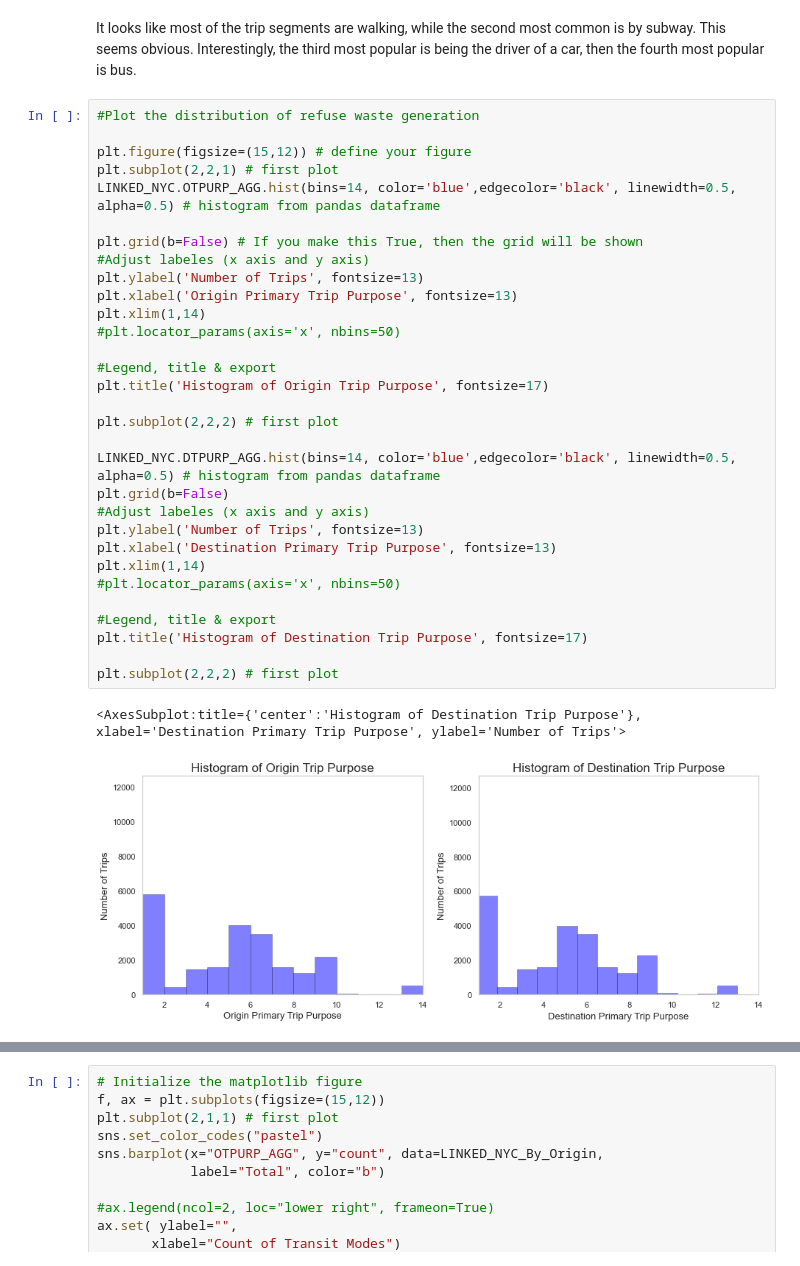
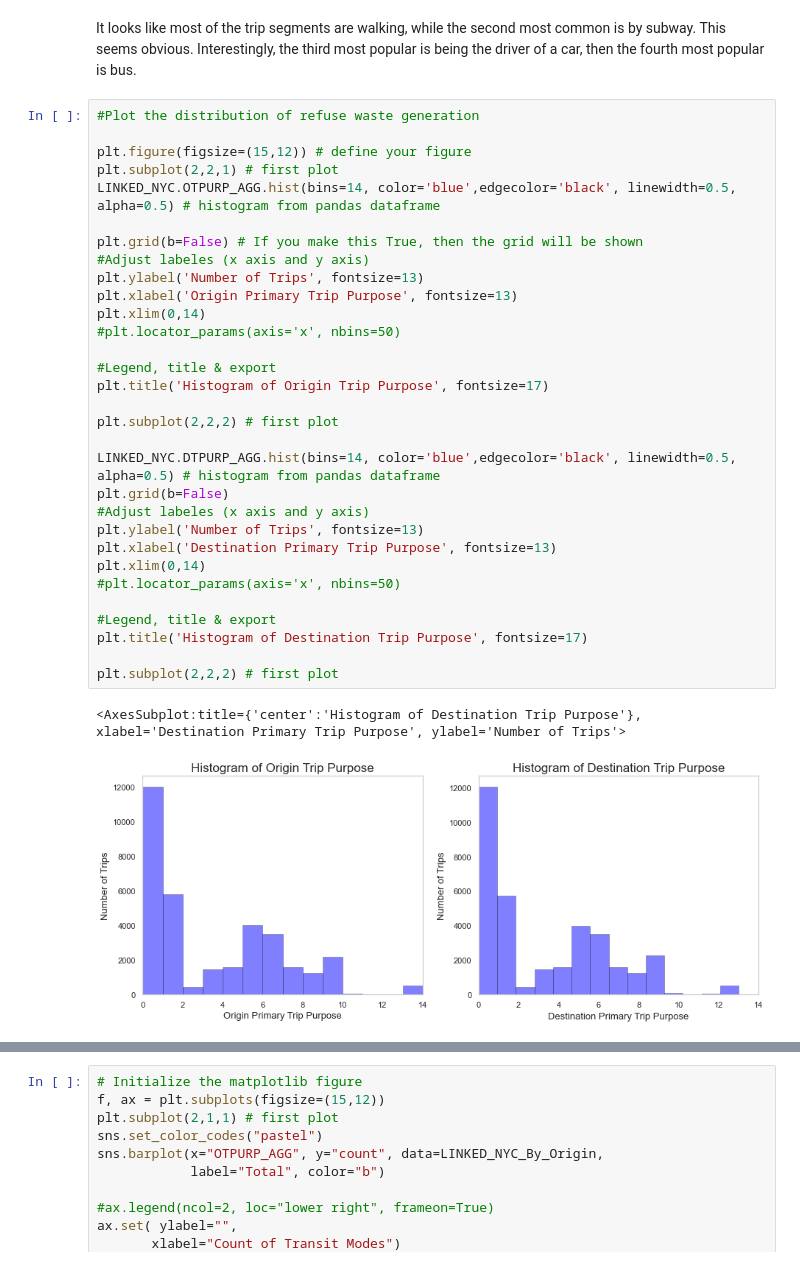
Before and after one commit to sean-chew/Mobility_Workshop, a Jupyter notebook: Assgn1_trips_SC.ipynb, the cells around one changed output, grey strips where cells are left out. Drawn from its saved outputs; the diff is of its cells as text.

```diff
--- a/Assgn1_trips_SC.ipynb
+++ b/Assgn1_trips_SC.ipynb
@@ -156,33 +156,33 @@ It looks like most of the trip segments are walking, while the second most commo
 #Plot the distribution of refuse waste generation
 
 plt.figure(figsize=(15,12)) # define your figure
 plt.subplot(2,2,1) # first plot
 LINKED_NYC.OTPURP_AGG.hist(bins=14, color='blue',edgecolor='black', linewidth=0.5, alpha=0.5) # histogram from pandas dataframe
 
 plt.grid(b=False) # If you make this True, then the grid will be shown
 #Adjust labeles (x axis and y axis)
 plt.ylabel('Number of Trips', fontsize=13)
 plt.xlabel('Origin Primary Trip Purpose', fontsize=13)
-plt.xlim(1,14)
+plt.xlim(0,14)
 #plt.locator_params(axis='x', nbins=50)
 
 #Legend, title & export
 plt.title('Histogram of Origin Trip Purpose', fontsize=17)
 
 plt.subplot(2,2,2) # first plot
 
 LINKED_NYC.DTPURP_AGG.hist(bins=14, color='blue',edgecolor='black', linewidth=0.5, alpha=0.5) # histogram from pandas dataframe
 plt.grid(b=False)
 #Adjust labeles (x axis and y axis)
 plt.ylabel('Number of Trips', fontsize=13)
 plt.xlabel('Destination Primary Trip Purpose', fontsize=13)
-plt.xlim(1,14)
+plt.xlim(0,14)
 #plt.locator_params(axis='x', nbins=50)
 
 #Legend, title & export
 plt.title('Histogram of Destination Trip Purpose', fontsize=17)
 
 plt.subplot(2,2,2) # first plot
 # %% [output]
 <AxesSubplot:title={'center':'Histogram of Destination Trip Purpose'}, xlabel='Destination Primary Trip Purpose', ylabel='Number of Trips'>
-[figure, old version]
+[figure, new version]
```
Also changed, not shown: parts of 4 cells of this notebook, 1 other file.
